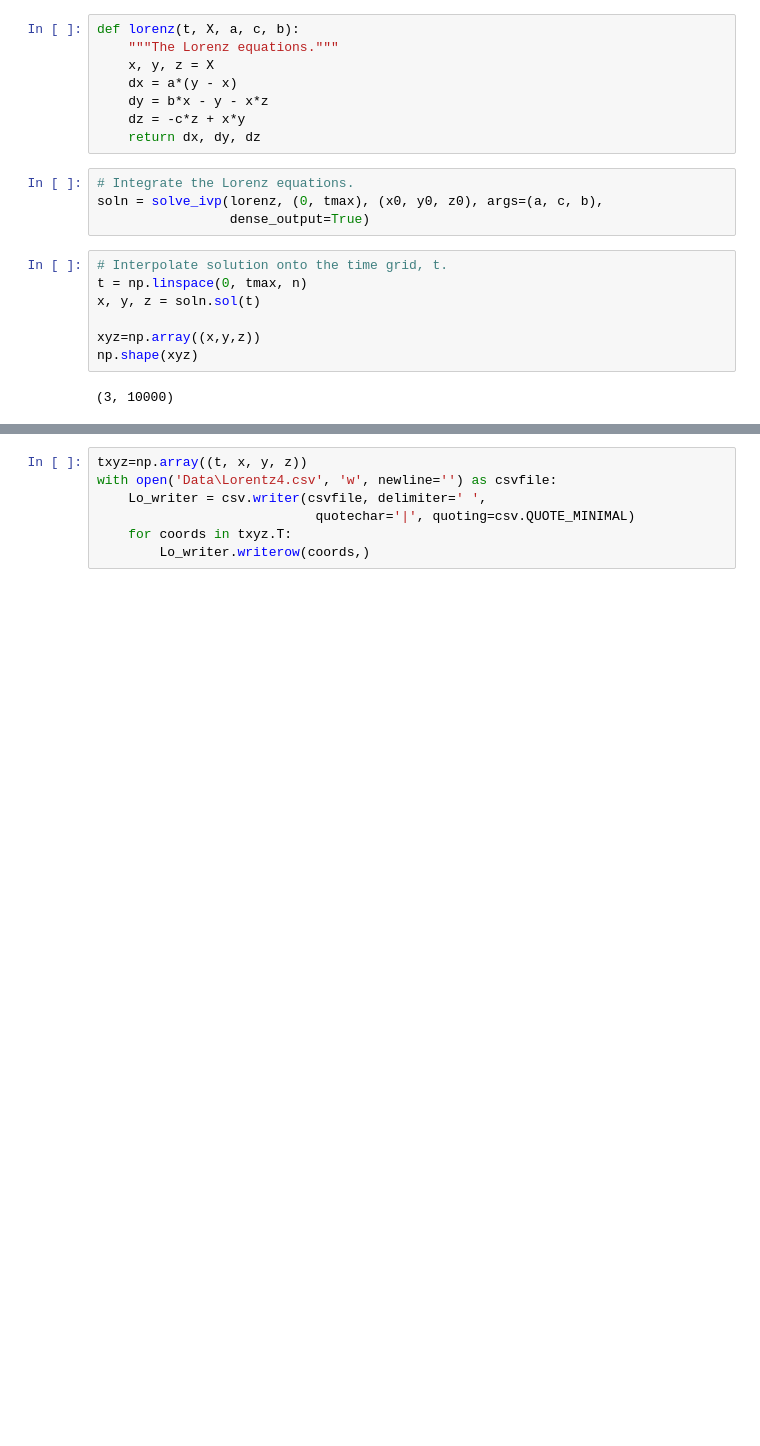
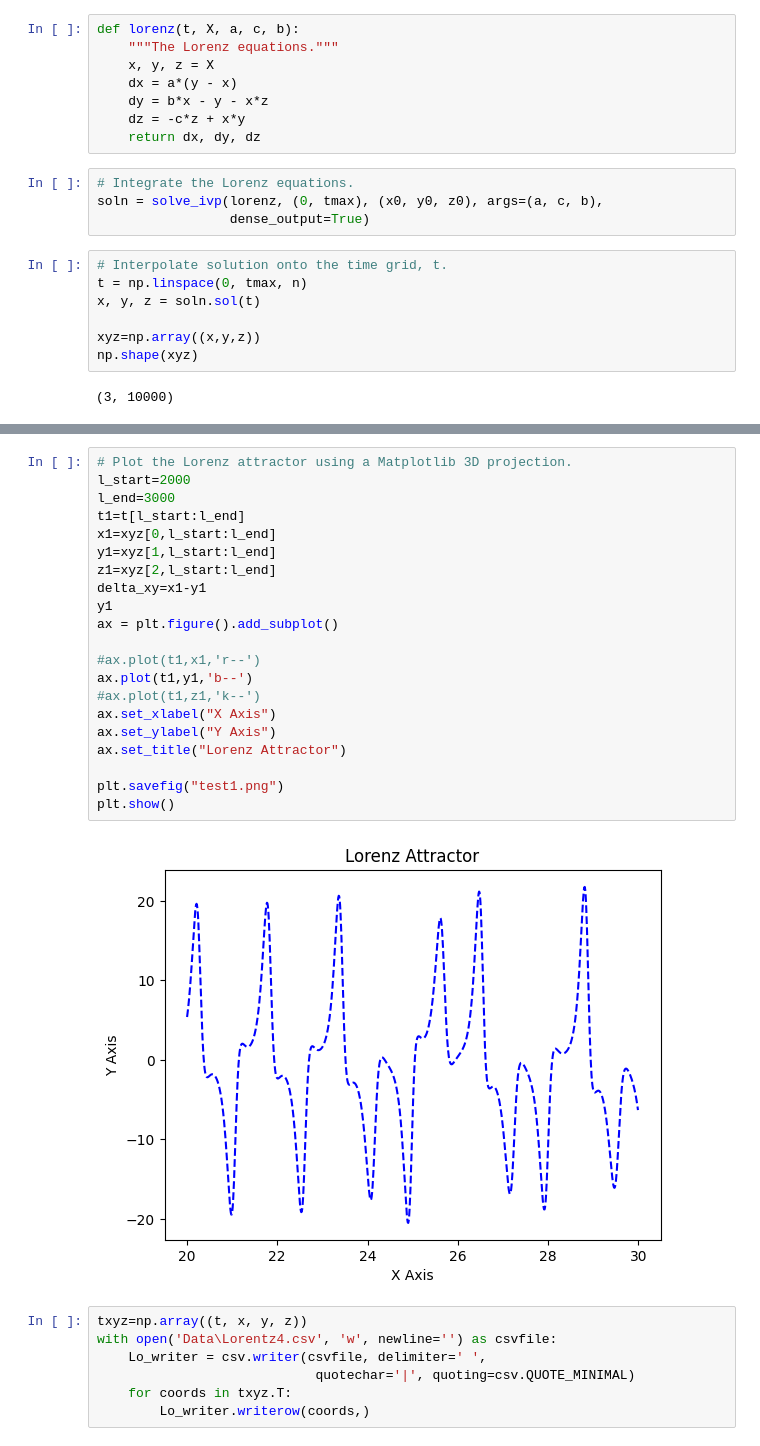
Before and after one commit to hmschlesi/NLO_Project3, a Jupyter notebook: Lorentz attractor.ipynb, the cells around one changed output, grey strips where cells are left out. Drawn from its saved outputs; the diff is of its cells as text; blank space fills up the shorter version.

```diff
--- a/Lorentz attractor.ipynb
+++ b/Lorentz attractor.ipynb
@@ -62,3 +70,26 @@ plt.show()
+# %%
+# Plot the Lorenz attractor using a Matplotlib 3D projection.
+l_start=2000
+l_end=3000
+t1=t[l_start:l_end]
+x1=xyz[0,l_start:l_end]
+y1=xyz[1,l_start:l_end]
+z1=xyz[2,l_start:l_end]
+delta_xy=x1-y1
+y1
+ax = plt.figure().add_subplot()
+
+#ax.plot(t1,x1,'r--')
+ax.plot(t1,y1,'b--')
+#ax.plot(t1,z1,'k--')
+ax.set_xlabel("X Axis")
+ax.set_ylabel("Y Axis")
+ax.set_title("Lorenz Attractor")
+
+plt.savefig("test1.png")
+plt.show()
+# %% [output]
+[figure, added]
 # %%
 txyz=np.array((t, x, y, z))
 with open('Data\Lorentz4.csv', 'w', newline='') as csvfile:
```
Also changed, not shown: parts of 2 cells of this notebook, 2 other files.
